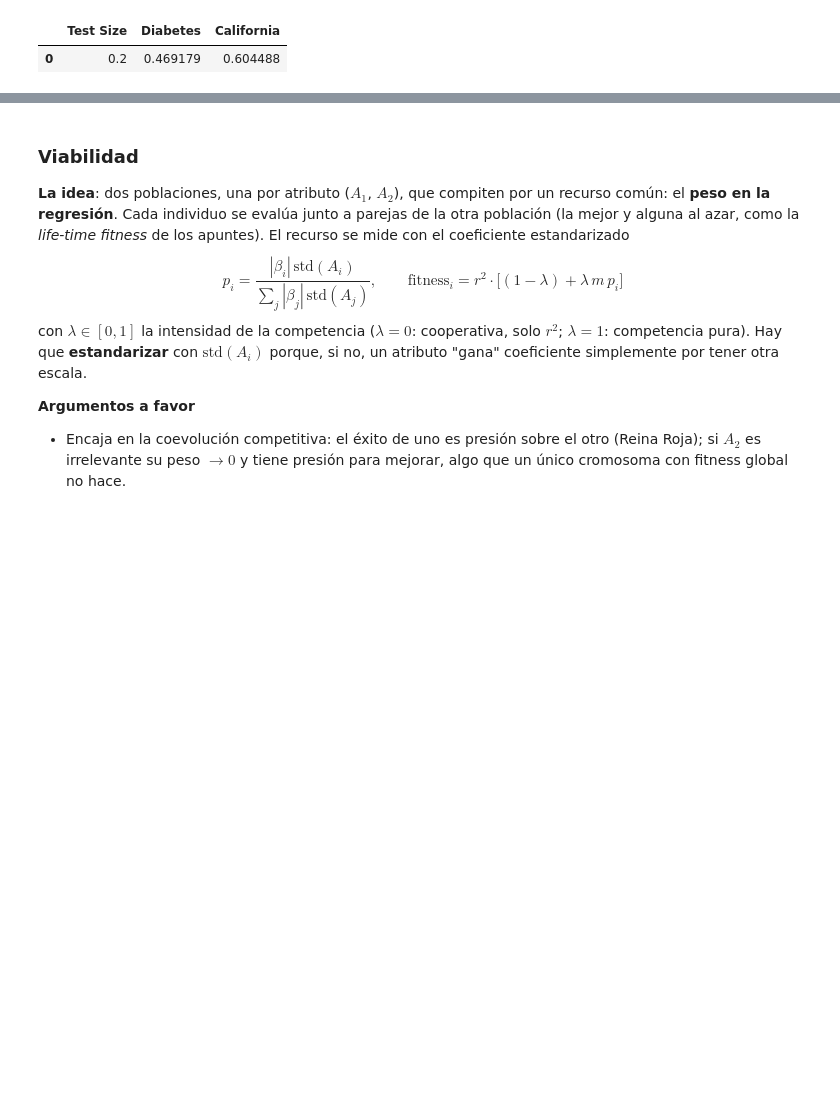
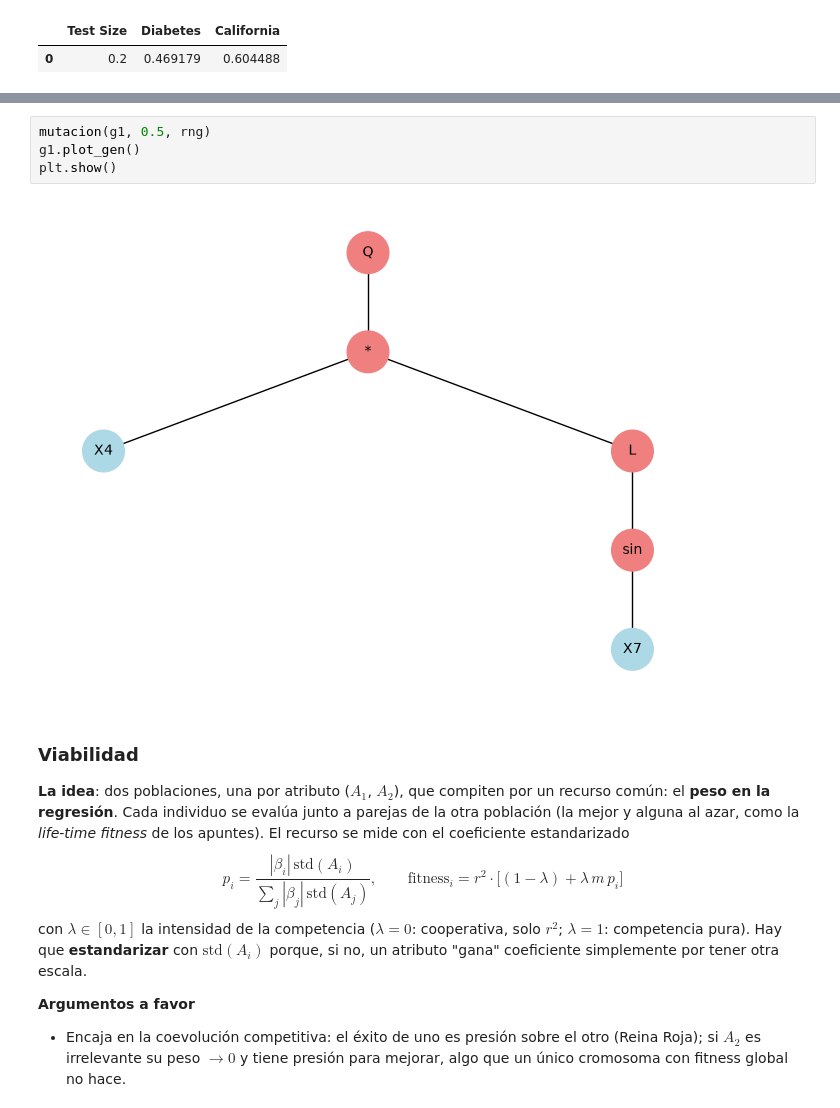
Before and after one commit to mcbosch/BIO-IA-karva, a Jupyter notebook: analisis_explorativo.ipynb, the cells around one changed output, grey strips where cells are left out. Cells and saved outputs as stored; diff of their text form; blank space fills up the shorter version.

```diff
--- a/analisis_explorativo.ipynb
+++ b/analisis_explorativo.ipynb
@@ -101,3 +121,9 @@ results
+# %%
+mutacion(g1, 0.5, rng)
+g1.plot_gen()
+plt.show()
+# %% [output]
+[figure, added]
 # %% [markdown]
 ### Viabilidad
 
```
Also changed, not shown: parts of 6 cells of this notebook, 2 other files.
